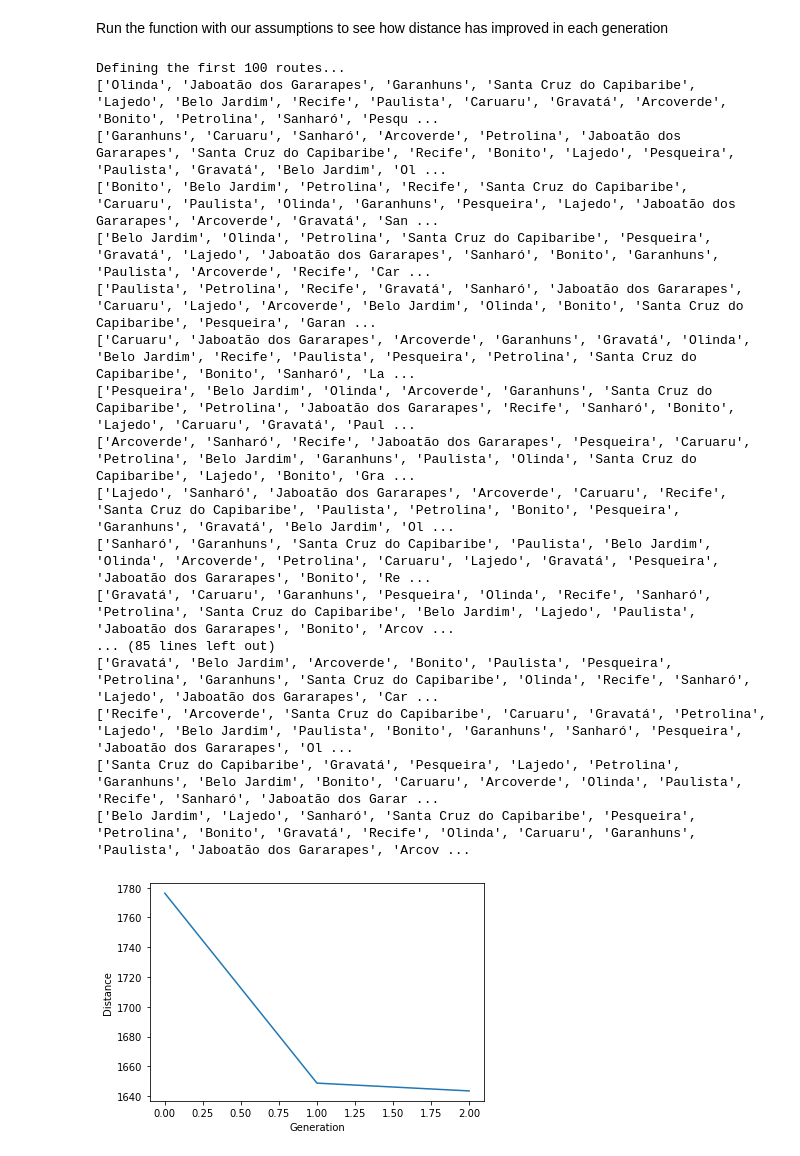
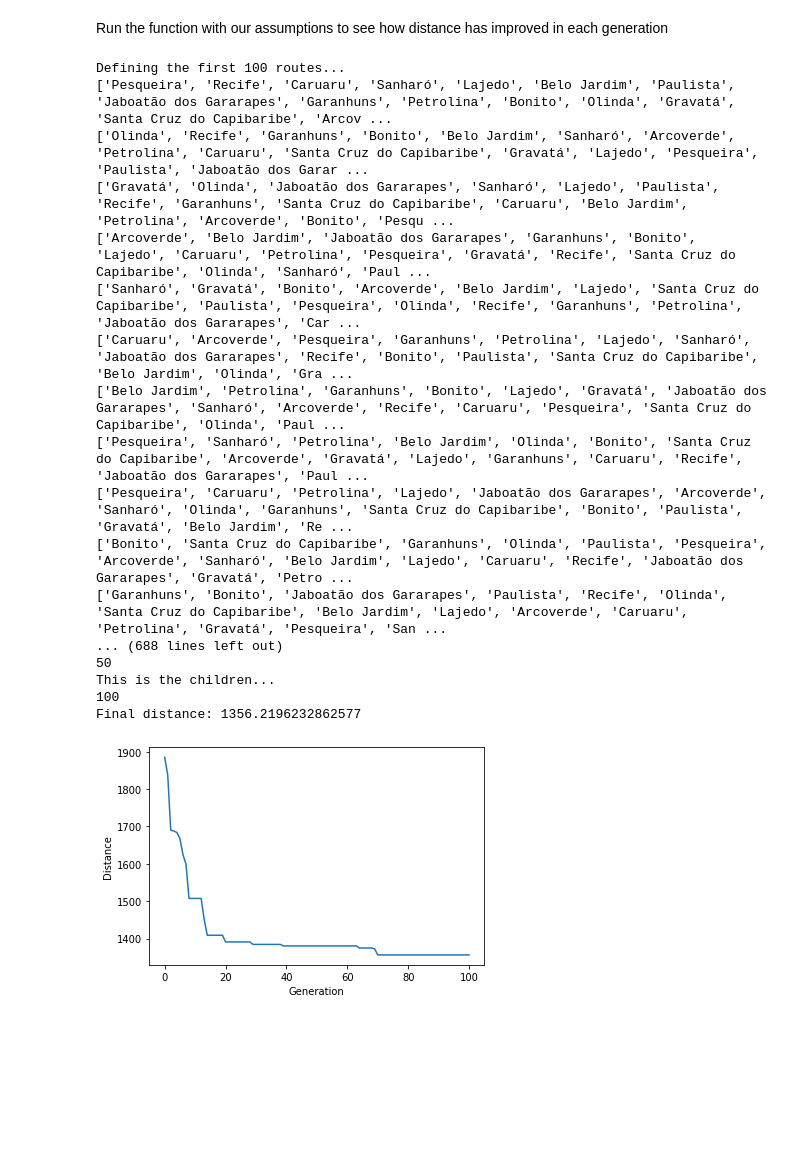
Before and after one commit to Wolf-gangSE/genetic-algorithm, a Jupyter notebook: genetic_algorithm_TSP.ipynb, the cells around one changed output. Saved outputs shown, nothing was run; the diff lists cells and outputs as text; code cells hidden in the pictures; blank space fills up the shorter version.

Commit message:
Modifing the breedPopulation function

```diff
--- a/genetic_algorithm_TSP.ipynb
+++ b/genetic_algorithm_TSP.ipynb
@@ -95,7 +95,7 @@ def selection(popRanked, eliteSize):
 
     for i in range(0, eliteSize):
         selectionResults.append(popRanked[i][0])
-    for i in range(0, len(popRanked) - eliteSize):
+    for i in range(0, int(len(popRanked)/2) - eliteSize):
         pick = 100*random.random()
         for i in range(0, len(popRanked)):
             if pick <= df.iat[i,3]:
@@ -137,14 +137,16 @@ Create function to run crossover over full mating pool
 # %%
 def breedPopulation(matingpool, eliteSize):
     children = []
-    length = len(matingpool) - eliteSize
+    length = len(matingpool)*2 - eliteSize
     pool = random.sample(matingpool, len(matingpool))
+    print("This is the pool")
+    print(len(pool))
 
     for i in range(0,eliteSize):
         children.append(matingpool[i])
 
     for i in range(0, length):
-        child = breed(pool[i], pool[len(matingpool)-i-1])
+        child = breed(pool[random.randint(0,len(matingpool)-1)], pool[random.randint(0,len(matingpool)-1)])
         children.append(child)
     return children
 # %% [markdown]
@@ -275,23 +286,23 @@ def geneticAlgorithmPlot(population, popSize, eliteSize, mutationRate, generatio
 # %% [markdown]
 Run the function with our assumptions to see how distance has improved in each generation
 # %%
-geneticAlgorithmPlot(population=cityList, popSize=100, eliteSize=10, mutationRate=0.01, generations=2)
+geneticAlgorithmPlot(population=cityList, popSize=100, eliteSize=10, mutationRate=0.01, generations=100)
 # %% [output]
 Defining the first 100 routes...
-['Olinda', 'Jaboatão dos Gararapes', 'Garanhuns', 'Santa Cruz do Capibaribe', 'Lajedo', 'Belo Jardim', 'Recife', 'Paulista', 'Caruaru', 'Gravatá', 'Arcoverde', 'Bonito', 'Petrolina', 'Sanharó', 'Pesqu ...
-['Garanhuns', 'Caruaru', 'Sanharó', 'Arcoverde', 'Petrolina', 'Jaboatão dos Gararapes', 'Santa Cruz do Capibaribe', 'Recife', 'Bonito', 'Lajedo', 'Pesqueira', 'Paulista', 'Gravatá', 'Belo Jardim', 'Ol ...
-['Bonito', 'Belo Jardim', 'Petrolina', 'Recife', 'Santa Cruz do Capibaribe', 'Caruaru', 'Paulista', 'Olinda', 'Garanhuns', 'Pesqueira', 'Lajedo', 'Jaboatão dos Gararapes', 'Arcoverde', 'Gravatá', 'San ...
-['Belo Jardim', 'Olinda', 'Petrolina', 'Santa Cruz do Capibaribe', 'Pesqueira', 'Gravatá', 'Lajedo', 'Jaboatão dos Gararapes', 'Sanharó', 'Bonito', 'Garanhuns', 'Paulista', 'Arcoverde', 'Recife', 'Car ...
-['Paulista', 'Petrolina', 'Recife', 'Gravatá', 'Sanharó', 'Jaboatão dos Gararapes', 'Caruaru', 'Lajedo', 'Arcoverde', 'Belo Jardim', 'Olinda', 'Bonito', 'Santa Cruz do Capibaribe', 'Pesqueira', 'Garan ...
-['Caruaru', 'Jaboatão dos Gararapes', 'Arcoverde', 'Garanhuns', 'Gravatá', 'Olinda', 'Belo Jardim', 'Recife', 'Paulista', 'Pesqueira', 'Petrolina', 'Santa Cruz do Capibaribe', 'Bonito', 'Sanharó', 'La ...
-['Pesqueira', 'Belo Jardim', 'Olinda', 'Arcoverde', 'Garanhuns', 'Santa Cruz do Capibaribe', 'Petrolina', 'Jaboatão dos Gararapes', 'Recife', 'Sanharó', 'Bonito', 'Lajedo', 'Caruaru', 'Gravatá', 'Paul ...
-['Arcoverde', 'Sanharó', 'Recife', 'Jaboatão dos Gararapes', 'Pesqueira', 'Caruaru', 'Petrolina', 'Belo Jardim', 'Garanhuns', 'Paulista', 'Olinda', 'Santa Cruz do Capibaribe', 'Lajedo', 'Bonito', 'Gra ...
-['Lajedo', 'Sanharó', 'Jaboatão dos Gararapes', 'Arcoverde', 'Caruaru', 'Recife', 'Santa Cruz do Capibaribe', 'Paulista', 'Petrolina', 'Bonito', 'Pesqueira', 'Garanhuns', 'Gravatá', 'Belo Jardim', 'Ol ...
-['Sanharó', 'Garanhuns', 'Santa Cruz do Capibaribe', 'Paulista', 'Belo Jardim', 'Olinda', 'Arcoverde', 'Petrolina', 'Caruaru', 'Lajedo', 'Gravatá', 'Pesqueira', 'Jaboatão dos Gararapes', 'Bonito', 'Re ...
-['Gravatá', 'Caruaru', 'Garanhuns', 'Pesqueira', 'Olinda', 'Recife', 'Sanharó', 'Petrolina', 'Santa Cruz do Capibaribe', 'Belo Jardim', 'Lajedo', 'Paulista', 'Jaboatão dos Gararapes', 'Bonito', 'Arcov ...
-... (85 lines left out)
-['Gravatá', 'Belo Jardim', 'Arcoverde', 'Bonito', 'Paulista', 'Pesqueira', 'Petrolina', 'Garanhuns', 'Santa Cruz do Capibaribe', 'Olinda', 'Recife', 'Sanharó', 'Lajedo', 'Jaboatão dos Gararapes', 'Car ...
-['Recife', 'Arcoverde', 'Santa Cruz do Capibaribe', 'Caruaru', 'Gravatá', 'Petrolina', 'Lajedo', 'Belo Jardim', 'Paulista', 'Bonito', 'Garanhuns', 'Sanharó', 'Pesqueira', 'Jaboatão dos Gararapes', 'Ol ...
-['Santa Cruz do Capibaribe', 'Gravatá', 'Pesqueira', 'Lajedo', 'Petrolina', 'Garanhuns', 'Belo Jardim', 'Bonito', 'Caruaru', 'Arcoverde', 'Olinda', 'Paulista', 'Recife', 'Sanharó', 'Jaboatão dos Garar ...
-['Belo Jardim', 'Lajedo', 'Sanharó', 'Santa Cruz do Capibaribe', 'Pesqueira', 'Petrolina', 'Bonito', 'Gravatá', 'Recife', 'Olinda', 'Caruaru', 'Garanhuns', 'Paulista', 'Jaboatão dos Gararapes', 'Arcov ...
+['Pesqueira', 'Recife', 'Caruaru', 'Sanharó', 'Lajedo', 'Belo Jardim', 'Paulista', 'Jaboatão dos Gararapes', 'Garanhuns', 'Petrolina', 'Bonito', 'Olinda', 'Gravatá', 'Santa Cruz do Capibaribe', 'Arcov ...
+['Olinda', 'Recife', 'Garanhuns', 'Bonito', 'Belo Jardim', 'Sanharó', 'Arcoverde', 'Petrolina', 'Caruaru', 'Santa Cruz do Capibaribe', 'Gravatá', 'Lajedo', 'Pesqueira', 'Paulista', 'Jaboatão dos Garar ...
+['Gravatá', 'Olinda', 'Jaboatão dos Gararapes', 'Sanharó', 'Lajedo', 'Paulista', 'Recife', 'Garanhuns', 'Santa Cruz do Capibaribe', 'Caruaru', 'Belo Jardim', 'Petrolina', 'Arcoverde', 'Bonito', 'Pesqu ...
+['Arcoverde', 'Belo Jardim', 'Jaboatão dos Gararapes', 'Garanhuns', 'Bonito', 'Lajedo', 'Caruaru', 'Petrolina', 'Pesqueira', 'Gravatá', 'Recife', 'Santa Cruz do Capibaribe', 'Olinda', 'Sanharó', 'Paul ...
+['Sanharó', 'Gravatá', 'Bonito', 'Arcoverde', 'Belo Jardim', 'Lajedo', 'Santa Cruz do Capibaribe', 'Paulista', 'Pesqueira', 'Olinda', 'Recife', 'Garanhuns', 'Petrolina', 'Jaboatão dos Gararapes', 'Car ...
+['Caruaru', 'Arcoverde', 'Pesqueira', 'Garanhuns', 'Petrolina', 'Lajedo', 'Sanharó', 'Jaboatão dos Gararapes', 'Recife', 'Bonito', 'Paulista', 'Santa Cruz do Capibaribe', 'Belo Jardim', 'Olinda', 'Gra ...
+['Belo Jardim', 'Petrolina', 'Garanhuns', 'Bonito', 'Lajedo', 'Gravatá', 'Jaboatão dos Gararapes', 'Sanharó', 'Arcoverde', 'Recife', 'Caruaru', 'Pesqueira', 'Santa Cruz do Capibaribe', 'Olinda', 'Paul ...
+['Pesqueira', 'Sanharó', 'Petrolina', 'Belo Jardim', 'Olinda', 'Bonito', 'Santa Cruz do Capibaribe', 'Arcoverde', 'Gravatá', 'Lajedo', 'Garanhuns', 'Caruaru', 'Recife', 'Jaboatão dos Gararapes', 'Paul ...
+['Pesqueira', 'Caruaru', 'Petrolina', 'Lajedo', 'Jaboatão dos Gararapes', 'Arcoverde', 'Sanharó', 'Olinda', 'Garanhuns', 'Santa Cruz do Capibaribe', 'Bonito', 'Paulista', 'Gravatá', 'Belo Jardim', 'Re ...
+['Bonito', 'Santa Cruz do Capibaribe', 'Garanhuns', 'Olinda', 'Paulista', 'Pesqueira', 'Arcoverde', 'Sanharó', 'Belo Jardim', 'Lajedo', 'Caruaru', 'Recife', 'Jaboatão dos Gararapes', 'Gravatá', 'Petro ...
+['Garanhuns', 'Bonito', 'Jaboatão dos Gararapes', 'Paulista', 'Recife', 'Olinda', 'Santa Cruz do Capibaribe', 'Belo Jardim', 'Lajedo', 'Arcoverde', 'Caruaru', 'Petrolina', 'Gravatá', 'Pesqueira', 'San ...
+... (688 lines left out)
+50
+This is the children...
+100
+Final distance: 1356.2196232862577
-[figure, old version]
+[figure, new version]
```
Also changed, not shown: parts of 3 cells of this notebook.
